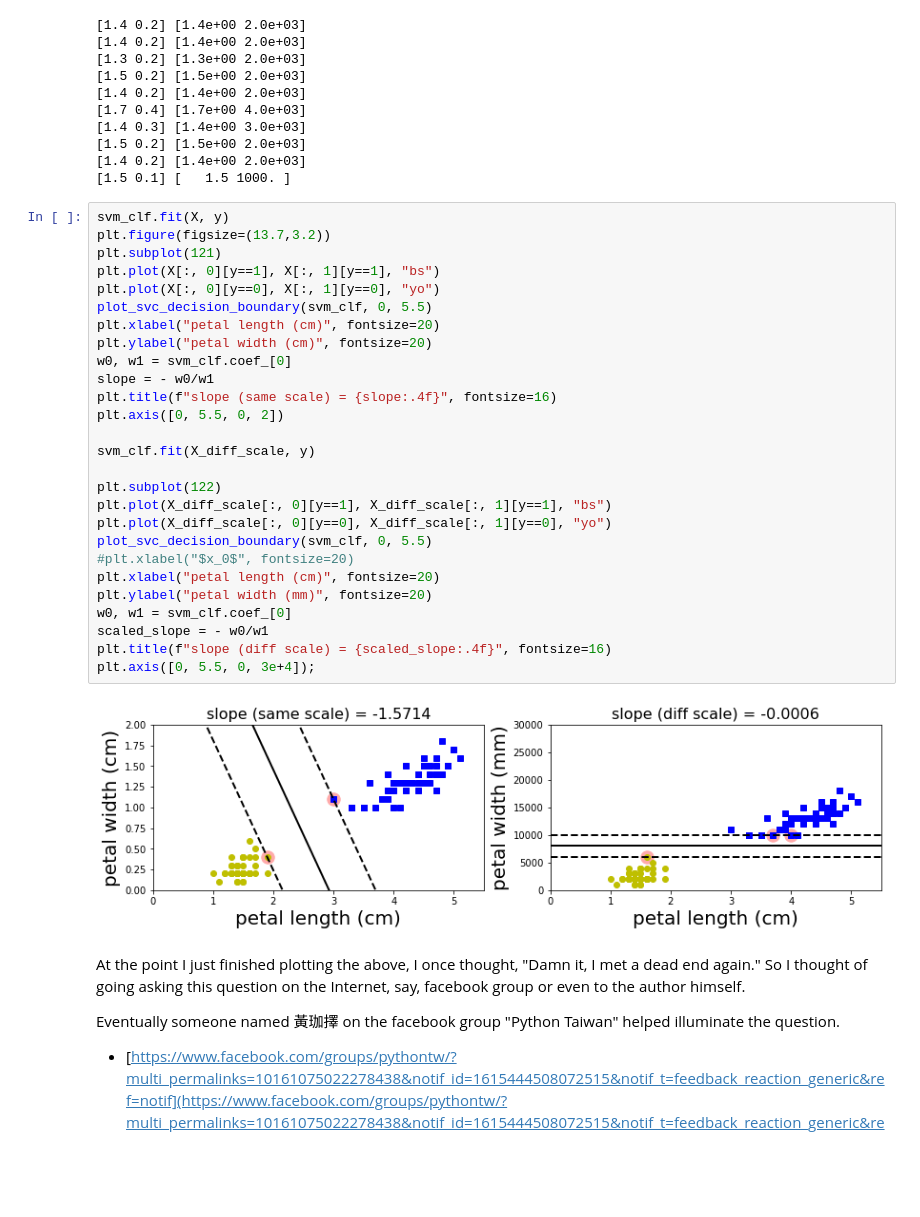
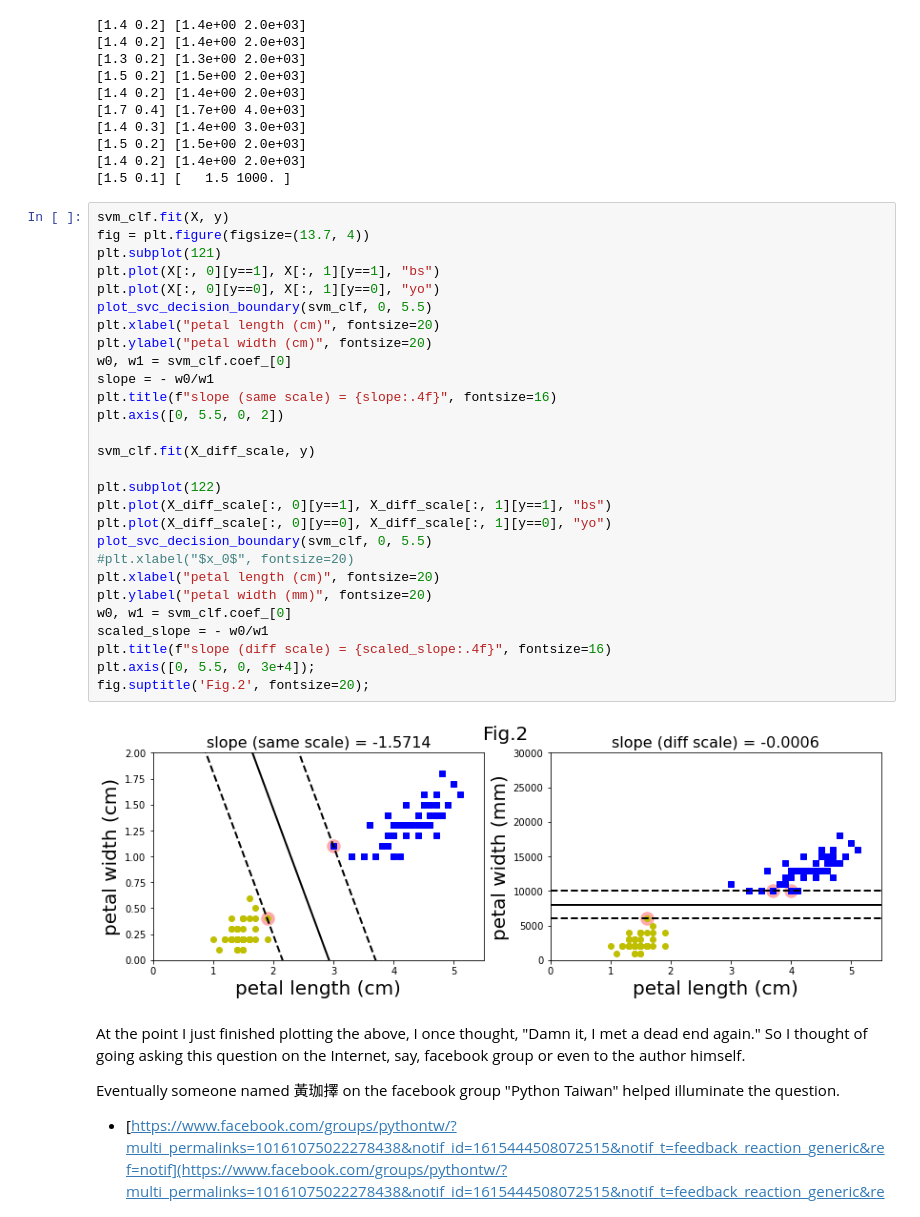
Before and after one commit to phunc20/homl, a Jupyter notebook: 1e/05-SVM/01_feature_scaling.ipynb, the cells around one changed output. Cells and saved outputs as stored; diff of their text form; blank space fills up the shorter version.

```diff
--- a/1e/05-SVM/01_feature_scaling.ipynb
+++ b/1e/05-SVM/01_feature_scaling.ipynb
@@ -447,33 +448,34 @@ for i in range(10):
 [1.5 0.1] [   1.5 1000. ]
 # %%
 svm_clf.fit(X, y)
-plt.figure(figsize=(13.7,3.2))
+fig = plt.figure(figsize=(13.7, 4))
 plt.subplot(121)
 plt.plot(X[:, 0][y==1], X[:, 1][y==1], "bs")
 plt.plot(X[:, 0][y==0], X[:, 1][y==0], "yo")
 plot_svc_decision_boundary(svm_clf, 0, 5.5)
 plt.xlabel("petal length (cm)", fontsize=20)
 plt.ylabel("petal width (cm)", fontsize=20)
 w0, w1 = svm_clf.coef_[0]
 slope = - w0/w1
 plt.title(f"slope (same scale) = {slope:.4f}", fontsize=16)
 plt.axis([0, 5.5, 0, 2])
 
 svm_clf.fit(X_diff_scale, y)
 
 plt.subplot(122)
 plt.plot(X_diff_scale[:, 0][y==1], X_diff_scale[:, 1][y==1], "bs")
 plt.plot(X_diff_scale[:, 0][y==0], X_diff_scale[:, 1][y==0], "yo")
 plot_svc_decision_boundary(svm_clf, 0, 5.5)
 #plt.xlabel("$x_0$", fontsize=20)
 plt.xlabel("petal length (cm)", fontsize=20)
 plt.ylabel("petal width (mm)", fontsize=20)
 w0, w1 = svm_clf.coef_[0]
 scaled_slope = - w0/w1
 plt.title(f"slope (diff scale) = {scaled_slope:.4f}", fontsize=16)
 plt.axis([0, 5.5, 0, 3e+4]);
+fig.suptitle('Fig.2', fontsize=20);
 # %% [output]
-[figure, old version]
+[figure, new version]
 # %% [markdown]
 At the point I just finished plotting the above, I once thought, "Damn it, I met a dead end again." So I thought of going asking this question on the Internet, say, facebook group or even to the author himself.
 
```
Also changed, not shown: parts of 2 cells of this notebook, 1 other file.
